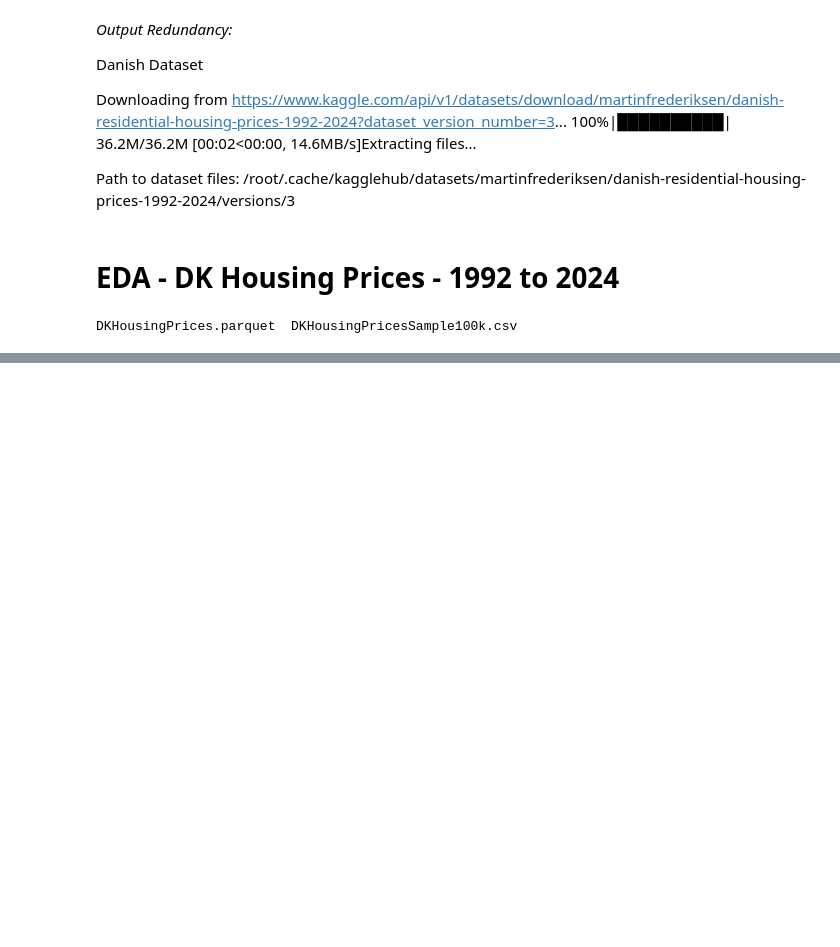
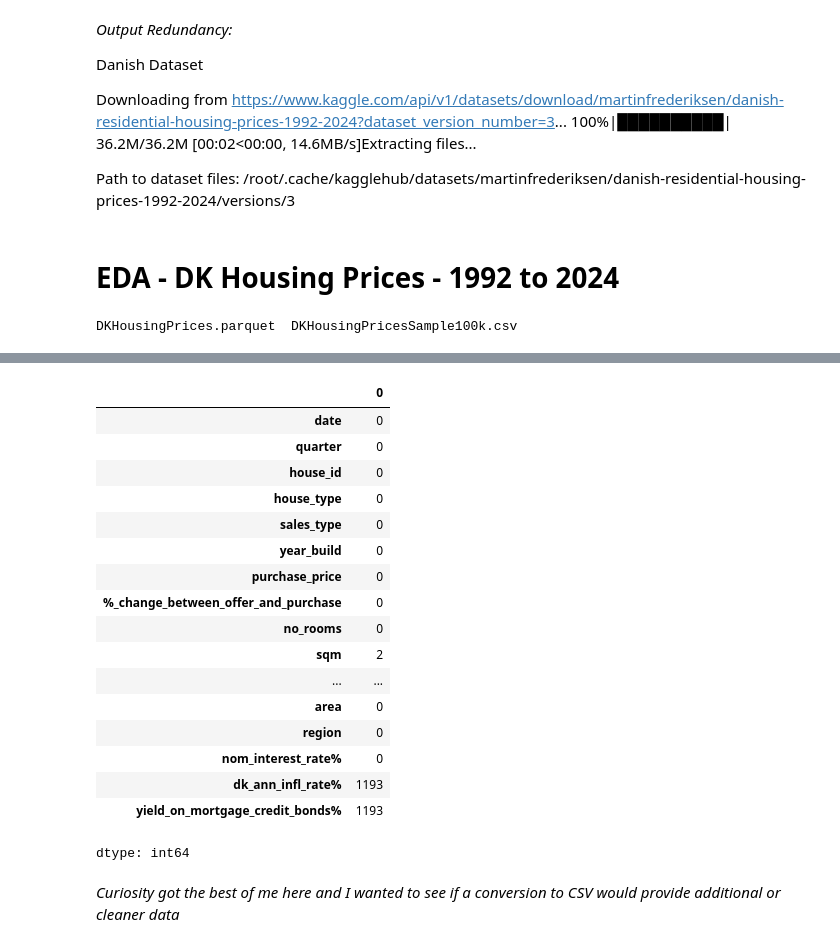
Before and after one commit to Lcarames90/public_projects, a Jupyter notebook: Housing_Prices.ipynb, the cells around one changed output, grey strips where cells are left out. Cells and saved outputs as stored; diff of their text form; code cells hidden in the pictures; blank space fills up the shorter version.

```diff
--- a/Housing_Prices.ipynb
+++ b/Housing_Prices.ipynb
@@ -76,0 +93,23 @@ memory usage: 110.7+ MB
+# %%
+DK_House_Prices.isnull().sum()
+# %% [output]
+|  | 0 |
+| date | 0 |
+| quarter | 0 |
+| house_id | 0 |
+| house_type | 0 |
+| sales_type | 0 |
+| year_build | 0 |
+| purchase_price | 0 |
+| %_change_between_offer_and_purchase | 0 |
+| no_rooms | 0 |
+| sqm | 2 |
+| ... | ... |
+| area | 0 |
+| region | 0 |
+| nom_interest_rate% | 0 |
+| dk_ann_infl_rate% | 1193 |
+| yield_on_mortgage_credit_bonds% | 1193 |
+dtype: int64
+# %% [markdown]
+*Curiosity got the best of me here and I wanted to see if a conversion to CSV would provide additional or cleaner data*
```
Also changed, not shown: parts of 3 cells of this notebook.
